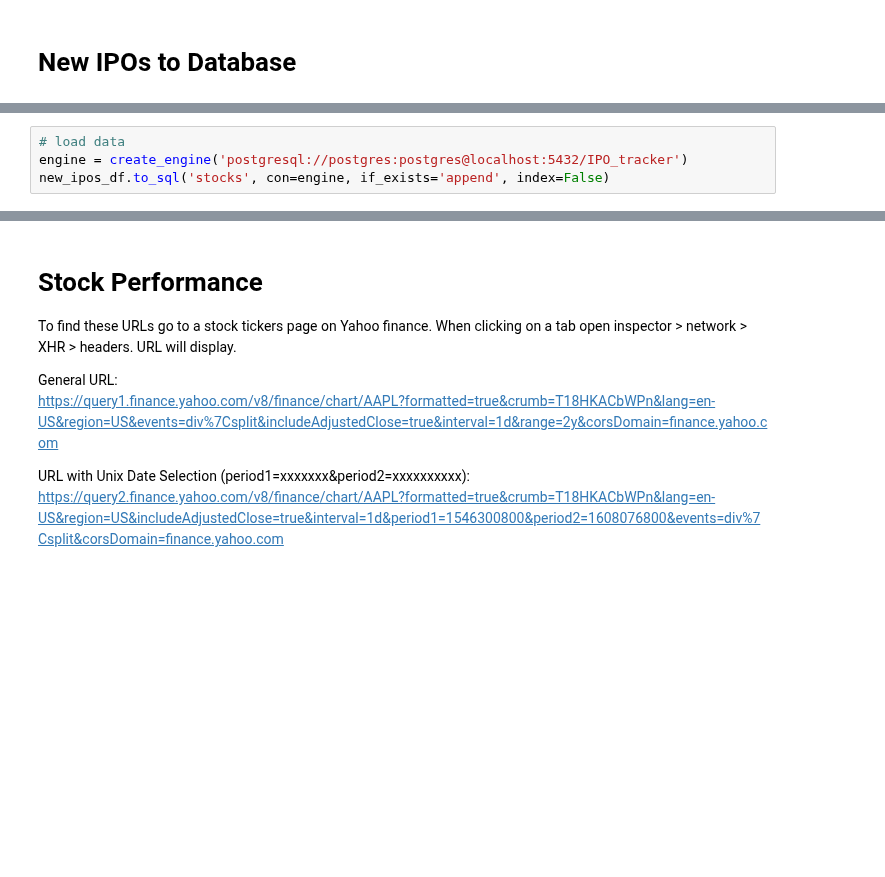
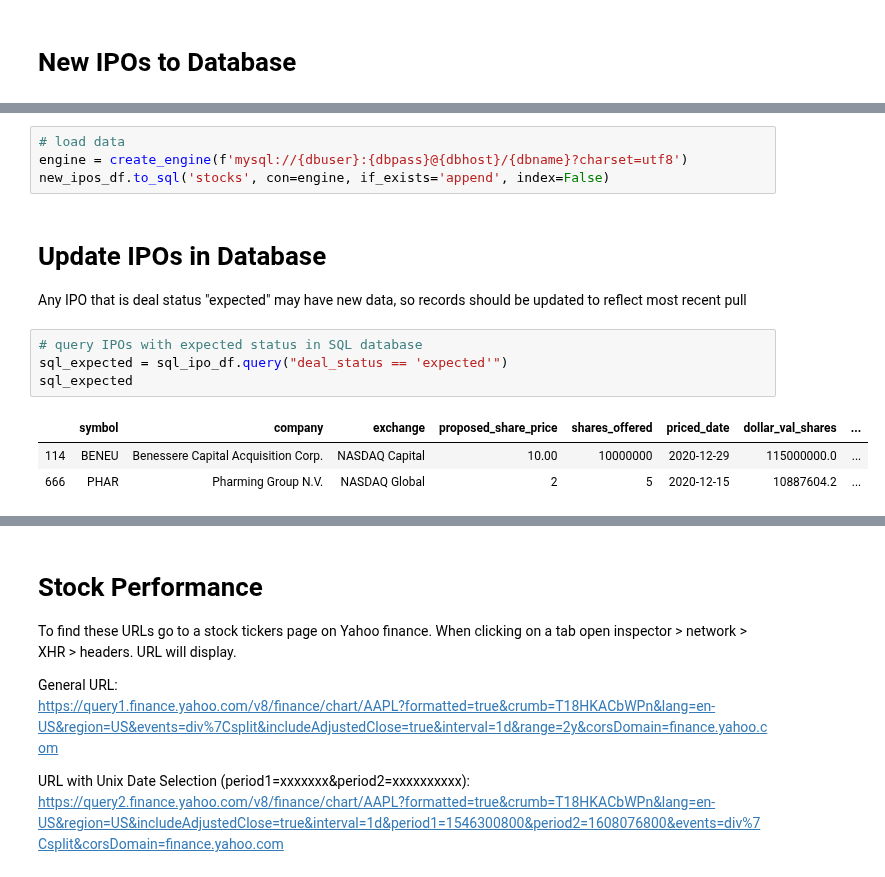
Before and after one commit to admiral810/IPO_tracker, a Jupyter notebook: get_IPO_data.ipynb, the cells around one changed output, grey strips where cells are left out. Cells and saved outputs as stored; diff of their text form; blank space fills up the shorter version.

Commit message:
updates for ipos that are expected and may change

```diff
--- a/get_IPO_data.ipynb
+++ b/get_IPO_data.ipynb
@@ -127,4 +167,15 @@ new_ipos_df
 # %%
 # load data
-engine = create_engine('postgresql://postgres:postgres@localhost:5432/IPO_tracker')
+engine = create_engine(f'mysql://{dbuser}:{dbpass}@{dbhost}/{dbname}?charset=utf8')
 new_ipos_df.to_sql('stocks', con=engine, if_exists='append', index=False)
+# %% [markdown]
+# Update IPOs in Database
+Any IPO that is deal status "expected" may have new data, so records should be updated to reflect most recent pull
+# %%
+# query IPOs with expected status in SQL database
+sql_expected = sql_ipo_df.query("deal_status == 'expected'")
+sql_expected
+# %% [output]
+|  | symbol | company | exchange | proposed_share_price | shares_offered | priced_date | dollar_val_shares | ... |
+| 114 | BENEU | Benessere Capital Acquisition Corp. | NASDAQ Capital | 10.00 | 10000000 | 2020-12-29 | 115000000.0 | ... |
+| 666 | PHAR | Pharming Group N.V. | NASDAQ Global | 2 | 5 | 2020-12-15 | 10887604.2 | ... |
```
Also changed, not shown: parts of 36 cells of this notebook, 7 other files.
